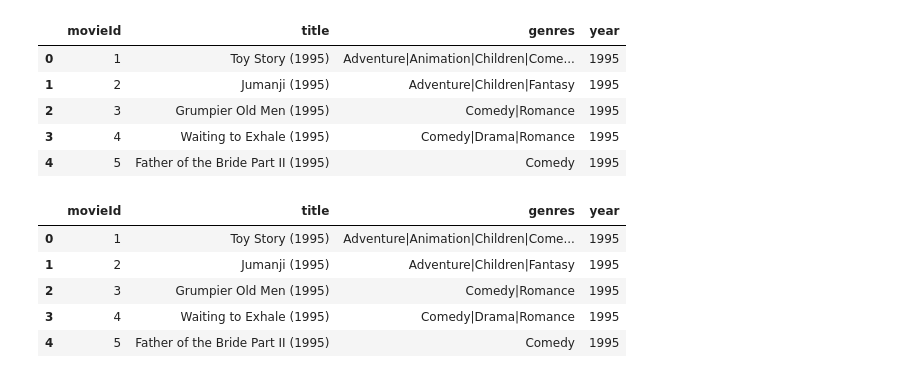
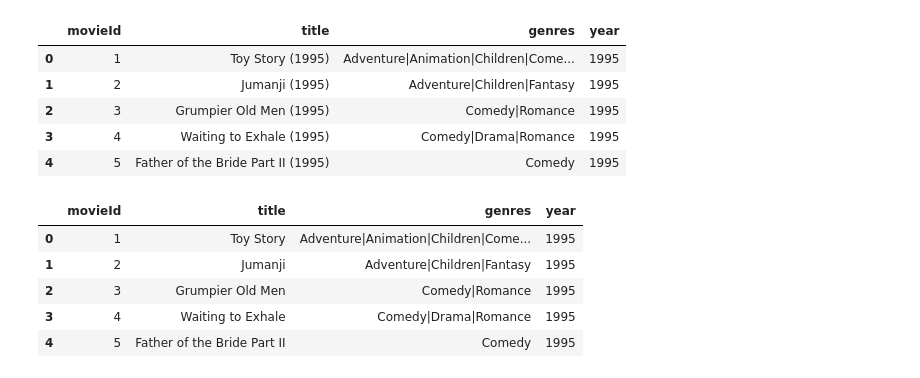
Before and after one commit to Fatemeh-ameri/Machine-Learning-with-Jadi, a Jupyter notebook: Recommendation System/Movie_ContentBase.ipynb, the cells around one changed output. Cells and saved outputs as stored; diff of their text form; code cells hidden in the pictures.

Commit message:
A content base recommendation system on movies Dataset

```diff
--- a/Recommendation System/Movie_ContentBase.ipynb
+++ b/Recommendation System/Movie_ContentBase.ipynb
@@ -56,12 +56,12 @@ movies_df.head()
 | 4 | 5 | Father of the Bride Part II (1995) | Comedy | 1995 |
 # %%
 #Removing the years from the 'title' column
-movies_df['title'] = movies_df.title.str.replace('(\(\d\d\d\d\))', '')
+movies_df['title'] = movies_df['title'].str.replace(r"\s*\(\d+\)?", "", regex=True)
 movies_df.head()
 # %% [output]
 |  | movieId | title | genres | year |
-| 0 | 1 | Toy Story (1995) | Adventure|Animation|Children|Come... | 1995 |
-| 1 | 2 | Jumanji (1995) | Adventure|Children|Fantasy | 1995 |
-| 2 | 3 | Grumpier Old Men (1995) | Comedy|Romance | 1995 |
-| 3 | 4 | Waiting to Exhale (1995) | Comedy|Drama|Romance | 1995 |
-| 4 | 5 | Father of the Bride Part II (1995) | Comedy | 1995 |
+| 0 | 1 | Toy Story | Adventure|Animation|Children|Come... | 1995 |
+| 1 | 2 | Jumanji | Adventure|Children|Fantasy | 1995 |
+| 2 | 3 | Grumpier Old Men | Comedy|Romance | 1995 |
+| 3 | 4 | Waiting to Exhale | Comedy|Drama|Romance | 1995 |
+| 4 | 5 | Father of the Bride Part II | Comedy | 1995 |
```
Also changed, not shown: parts of 15 cells of this notebook.
